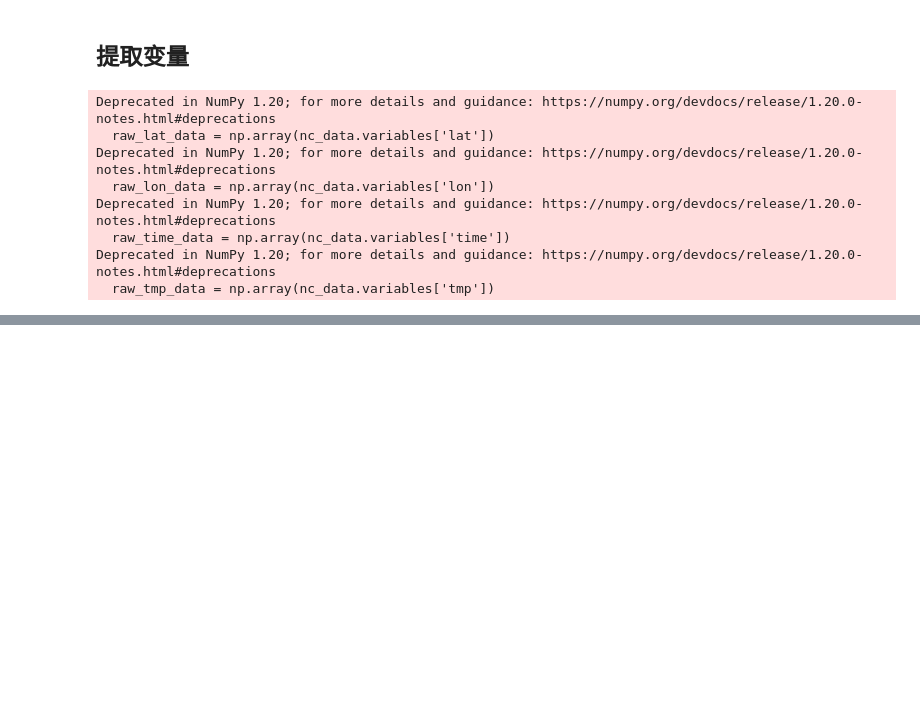
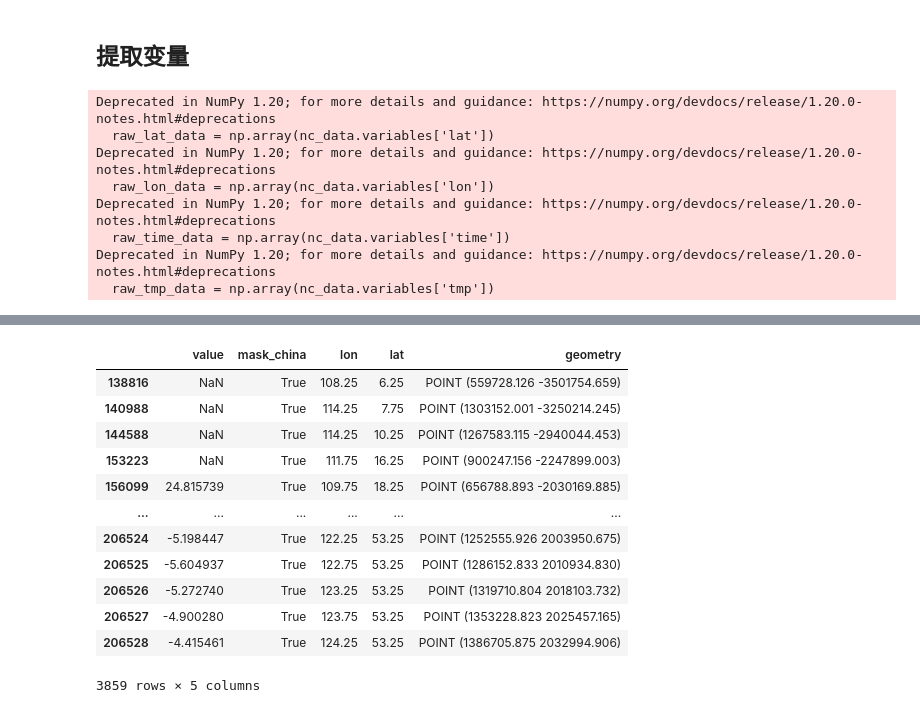
Before and after one commit to yuanzhoulvpi2017/tiny_python, a Jupyter notebook: python_GIS/03_区域数据的简单计算和文件处理_v3.ipynb, the cells around one changed output, grey strips where cells are left out. Drawn from its saved outputs; the diff is of its cells as text; code cells hidden in the pictures; blank space fills up the shorter version.

```diff
--- a/python_GIS/03_区域数据的简单计算和文件处理_v3.ipynb
+++ b/python_GIS/03_区域数据的简单计算和文件处理_v3.ipynb
@@ -526,0 +315,7 @@ new_dataset.close()
+# %%
+for temp_year in tqdm(range(np.min(clean_time_data.dt.year), np.max(clean_time_data.dt.year) + 1)):
+    out = cal_need56(year=temp_year, type='china')
+    array2gtiff(array=out[::-1, :], filename=f"结果/year_{temp_year}_china.tiff")
+
+    out = cal_need56(year=temp_year, type='world')
+    array2gtiff(array=out[::-1, :], filename=f"结果/year_{temp_year}_world.tiff")
@@ -526,0 +325,17 @@ new_dataset.close()
+# %%
+def cal_need7(start_date, end_date, type):
+    out = np.nanmean(raw_tmp_data[(start_date <= clean_time_data) & (clean_time_data <= end_date), :, :], axis=0)
+    if type == 'world':
+        value = out
+    elif type == 'china':
+        out[~mask_for_china] = np.nan
+        value = out
+    else:
+        value = None
+    return value
+
+out = cal_need7(start_date='1902-01', end_date='2020-01', type='world')
+array2gtiff(array=out[::-1, :], filename="结果/data190201_202001_world.tiff")
+
+out = cal_need7(start_date='1902-01', end_date='2020-01', type='china')
+array2gtiff(array=out[::-1, :], filename="结果/data190201_202001_china.tiff")
@@ -526,0 +370,22 @@ new_dataset.close()
+# %%
+need_8_df_gd = gpd.GeoDataFrame(
+    need_8_df,
+    geometry=gpd.points_from_xy(x=need_8_df['lon'], y=need_8_df['lat']),
+    crs= raw_crs#china_boundary.crs
+)
+need_8_df_gd = need_8_df_gd.to_crs(new_crs.proj4_init)
+need_8_df_gd
+# %% [output]
+|  | value | mask_china | lon | lat | geometry |
+| 138816 | NaN | True | 108.25 | 6.25 | POINT (559728.126 -3501754.659) |
+| 140988 | NaN | True | 114.25 | 7.75 | POINT (1303152.001 -3250214.245) |
+| 144588 | NaN | True | 114.25 | 10.25 | POINT (1267583.115 -2940044.453) |
+| 153223 | NaN | True | 111.75 | 16.25 | POINT (900247.156 -2247899.003) |
+| 156099 | 24.815739 | True | 109.75 | 18.25 | POINT (656788.893 -2030169.885) |
+| ... | ... | ... | ... | ... | ... |
+| 206524 | -5.198447 | True | 122.25 | 53.25 | POINT (1252555.926 2003950.675) |
+| 206525 | -5.604937 | True | 122.75 | 53.25 | POINT (1286152.833 2010934.830) |
+| 206526 | -5.272740 | True | 123.25 | 53.25 | POINT (1319710.804 2018103.732) |
+| 206527 | -4.900280 | True | 123.75 | 53.25 | POINT (1353228.823 2025457.165) |
+| 206528 | -4.415461 | True | 124.25 | 53.25 | POINT (1386705.875 2032994.906) |
+3859 rows × 5 columns
```
Also changed, not shown: parts of 82 cells of this notebook.
